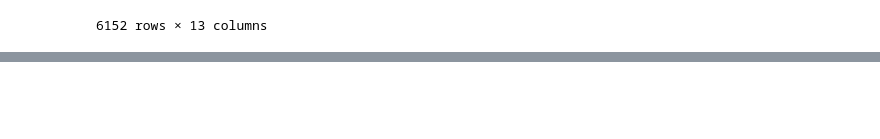
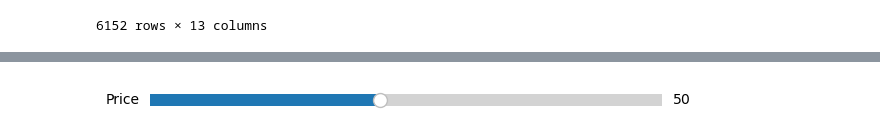
Before and after one commit to kumarnarun/pythonic_brainteasers, a Jupyter notebook: solutions/matplotlib/day35_interactive_plot_with_widgets.ipynb, the cells around one changed output, grey strips where cells are left out. Drawn from its saved outputs; the diff is of its cells as text; code cells hidden in the pictures; blank space fills up the shorter version.

```diff
--- a/solutions/matplotlib/day35_interactive_plot_with_widgets.ipynb
+++ b/solutions/matplotlib/day35_interactive_plot_with_widgets.ipynb
@@ -122,6 +38,14 @@ df_tomato
 | 132326 | 2021-07-15 | West Bengal | Uttar Dinajpur | Raiganj | 25.64 | 88.10 | vegetables and fruits | Tomatoes | KG | actual | ... |
 | 132347 | 2021-07-15 | West Bengal | West Midnapore | Kharagpur | 22.34 | 87.25 | vegetables and fruits | Tomatoes | KG | actual | ... |
 6152 rows × 13 columns
+# %%
+def update_scatter(val):
+    df_price = df_tomato.loc[df_tomato['price']==val]
+    ax.clear()
+    fig, ax = plt.subplots(figsize = (12,8))
+    ax.scatter(df_price['longitude'], df_price['latitude'], s=50, c='green', alpha=0.7, edgecolors='k')
+    ax.set_title(f'Places where tomato price is {val}')
+    plt.draw()
 # %%
 fig, ax = plt.subplots(figsize = (12,8))
 ax.scatter(df_tomato['longitude'], df_tomato['latitude'], s=50, c='green', alpha=0.7, edgecolors='k')
@@ -150,0 +66,15 @@ NameError: name 'plt' is not defined
+# %%
+def update_scatter(val):
+    df_price = df_tomato.loc[df_tomato['price']==val]
+    fig, ax = plt.subplots(figsize = (12,8))
+    ax.scatter(df_price['longitude'], df_price['latitude'], s=50, c='green', alpha=0.7, edgecolors='k')
+    ax.set_title(f'Places where tomato price is {val}')
+    plt.draw()
+
+ax_slider = plt.axes([0.1,0.1,0.8,0.05],facecolor = 'teal')
+slider = Slider(ax_slider,"Price", valmin=1,valmax=110,valinit=50,valstep=1)
+slider.on_changed(update_scatter)
+
+plt.show()
+# %% [output]
+[figure, added]
```
Also changed, not shown: parts of 14 cells of this notebook.
